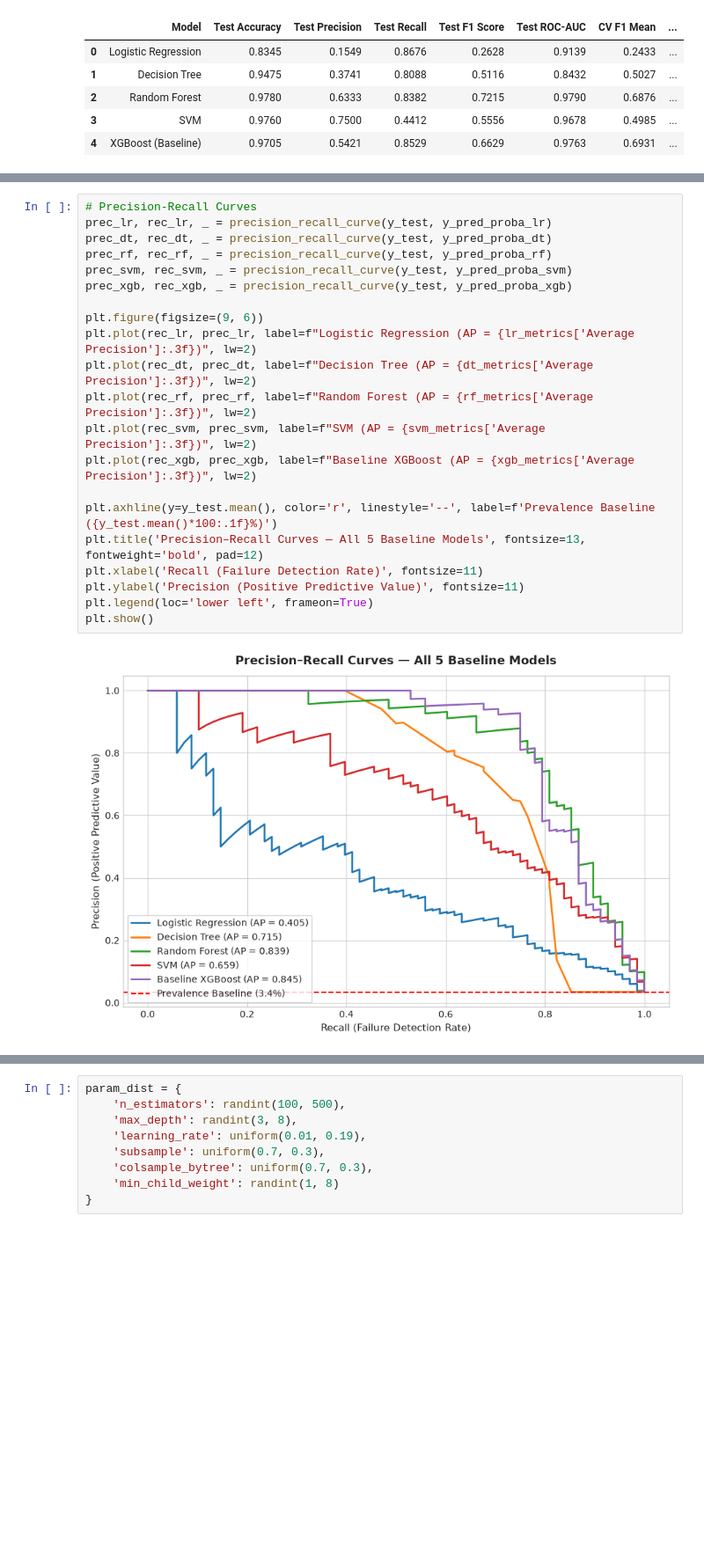
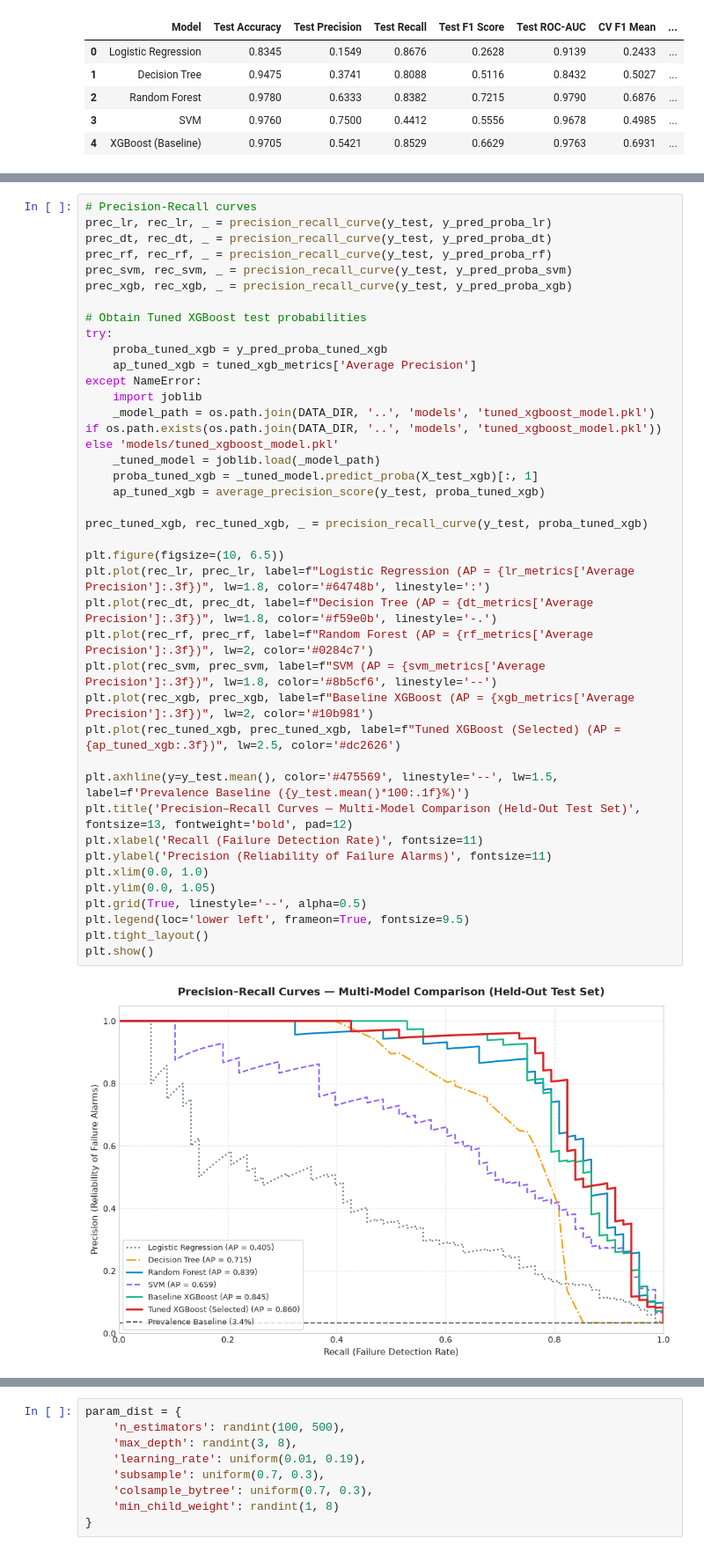
Before and after one commit to S-Dinesh-Reddy/predictive-maintenance-failure-risk-assessment, a Jupyter notebook: notebooks/Phase_2_Model_Training_Evaluation.ipynb, the cells around one changed output, grey strips where cells are left out. Shown at 88% size. Cells and saved outputs as stored; diff of their text form; blank space fills up the shorter version.

Commit message:
model improvements, API standardization, and documentation updates

```diff
--- a/notebooks/Phase_2_Model_Training_Evaluation.ipynb
+++ b/notebooks/Phase_2_Model_Training_Evaluation.ipynb
@@ -1165,28 +1185,46 @@ plt.show()
 # %% [output]
 [figure]
 # %%
-# Precision-Recall Curves
+# Precision-Recall curves
 prec_lr, rec_lr, _ = precision_recall_curve(y_test, y_pred_proba_lr)
 prec_dt, rec_dt, _ = precision_recall_curve(y_test, y_pred_proba_dt)
 prec_rf, rec_rf, _ = precision_recall_curve(y_test, y_pred_proba_rf)
 prec_svm, rec_svm, _ = precision_recall_curve(y_test, y_pred_proba_svm)
 prec_xgb, rec_xgb, _ = precision_recall_curve(y_test, y_pred_proba_xgb)
 
-plt.figure(figsize=(9, 6))
-plt.plot(rec_lr, prec_lr, label=f"Logistic Regression (AP = {lr_metrics['Average Precision']:.3f})", lw=2)
-plt.plot(rec_dt, prec_dt, label=f"Decision Tree (AP = {dt_metrics['Average Precision']:.3f})", lw=2)
-plt.plot(rec_rf, prec_rf, label=f"Random Forest (AP = {rf_metrics['Average Precision']:.3f})", lw=2)
-plt.plot(rec_svm, prec_svm, label=f"SVM (AP = {svm_metrics['Average Precision']:.3f})", lw=2)
-plt.plot(rec_xgb, prec_xgb, label=f"Baseline XGBoost (AP = {xgb_metrics['Average Precision']:.3f})", lw=2)
+# Obtain Tuned XGBoost test probabilities
+try:
+    proba_tuned_xgb = y_pred_proba_tuned_xgb
+    ap_tuned_xgb = tuned_xgb_metrics['Average Precision']
+except NameError:
+    import joblib
+    _model_path = os.path.join(DATA_DIR, '..', 'models', 'tuned_xgboost_model.pkl') if os.path.exists(os.path.join(DATA_DIR, '..', 'models', 'tuned_xgboost_model.pkl')) else 'models/tuned_xgboost_model.pkl'
+    _tuned_model = joblib.load(_model_path)
+    proba_tuned_xgb = _tuned_model.predict_proba(X_test_xgb)[:, 1]
+    ap_tuned_xgb = average_precision_score(y_test, proba_tuned_xgb)
 
-plt.axhline(y=y_test.mean(), color='r', linestyle='--', label=f'Prevalence Baseline ({y_test.mean()*100:.1f}%)')
-plt.title('Precision–Recall Curves — All 5 Baseline Models', fontsize=13, fontweight='bold', pad=12)
+prec_tuned_xgb, rec_tuned_xgb, _ = precision_recall_curve(y_test, proba_tuned_xgb)
+
+plt.figure(figsize=(10, 6.5))
+plt.plot(rec_lr, prec_lr, label=f"Logistic Regression (AP = {lr_metrics['Average Precision']:.3f})", lw=1.8, color='#64748b', linestyle=':')
+plt.plot(rec_dt, prec_dt, label=f"Decision Tree (AP = {dt_metrics['Average Precision']:.3f})", lw=1.8, color='#f59e0b', linestyle='-.')
+plt.plot(rec_rf, prec_rf, label=f"Random Forest (AP = {rf_metrics['Average Precision']:.3f})", lw=2, color='#0284c7')
+plt.plot(rec_svm, prec_svm, label=f"SVM (AP = {svm_metrics['Average Precision']:.3f})", lw=1.8, color='#8b5cf6', linestyle='--')
+plt.plot(rec_xgb, prec_xgb, label=f"Baseline XGBoost (AP = {xgb_metrics['Average Precision']:.3f})", lw=2, color='#10b981')
+plt.plot(rec_tuned_xgb, prec_tuned_xgb, label=f"Tuned XGBoost (Selected) (AP = {ap_tuned_xgb:.3f})", lw=2.5, color='#dc2626')
+
+plt.axhline(y=y_test.mean(), color='#475569', linestyle='--', lw=1.5, label=f'Prevalence Baseline ({y_test.mean()*100:.1f}%)')
+plt.title('Precision–Recall Curves — Multi-Model Comparison (Held-Out Test Set)', fontsize=13, fontweight='bold', pad=12)
 plt.xlabel('Recall (Failure Detection Rate)', fontsize=11)
-plt.ylabel('Precision (Positive Predictive Value)', fontsize=11)
-plt.legend(loc='lower left', frameon=True)
+plt.ylabel('Precision (Reliability of Failure Alarms)', fontsize=11)
+plt.xlim(0.0, 1.0)
+plt.ylim(0.0, 1.05)
+plt.grid(True, linestyle='--', alpha=0.5)
+plt.legend(loc='lower left', frameon=True, fontsize=9.5)
+plt.tight_layout()
 plt.show()
 # %% [output]
-[figure, old version]
+[figure, new version]
 # %% [markdown]
 ## 10. XGBoost Hyperparameter Tuning
 
```
Also changed, not shown: parts of 63 cells of this notebook, 23 other files.
